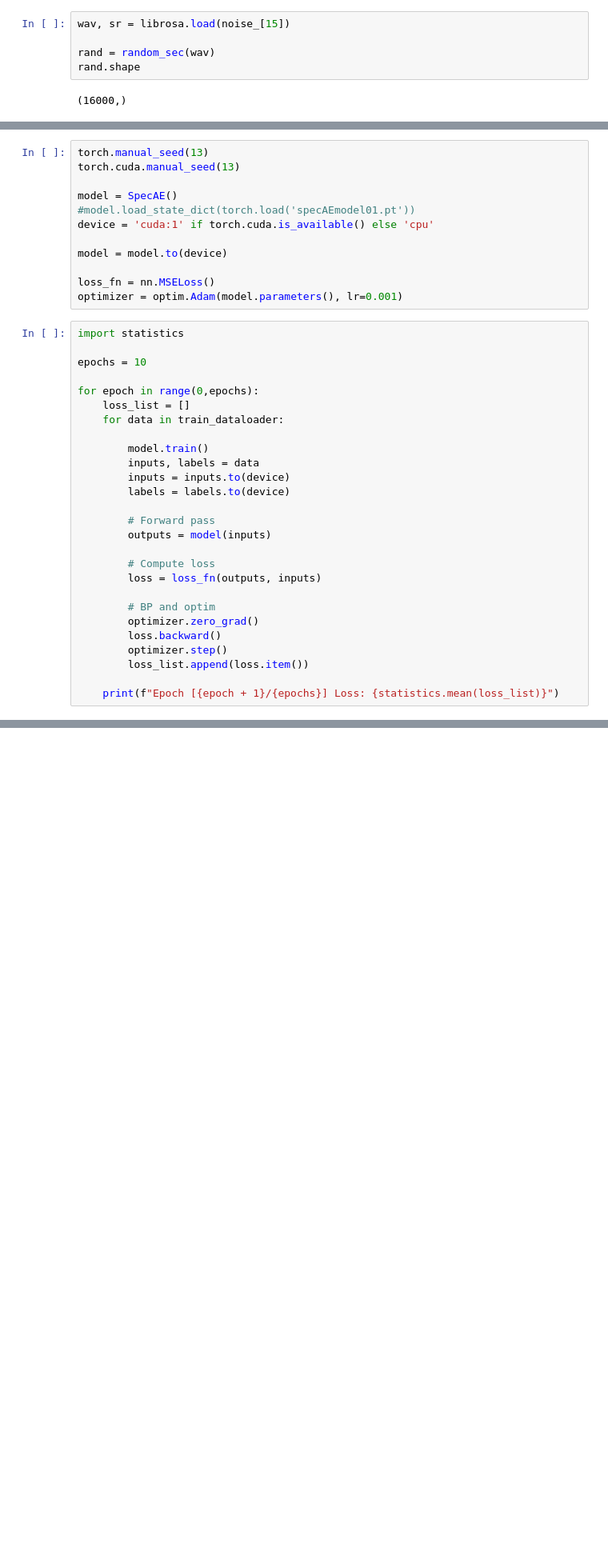
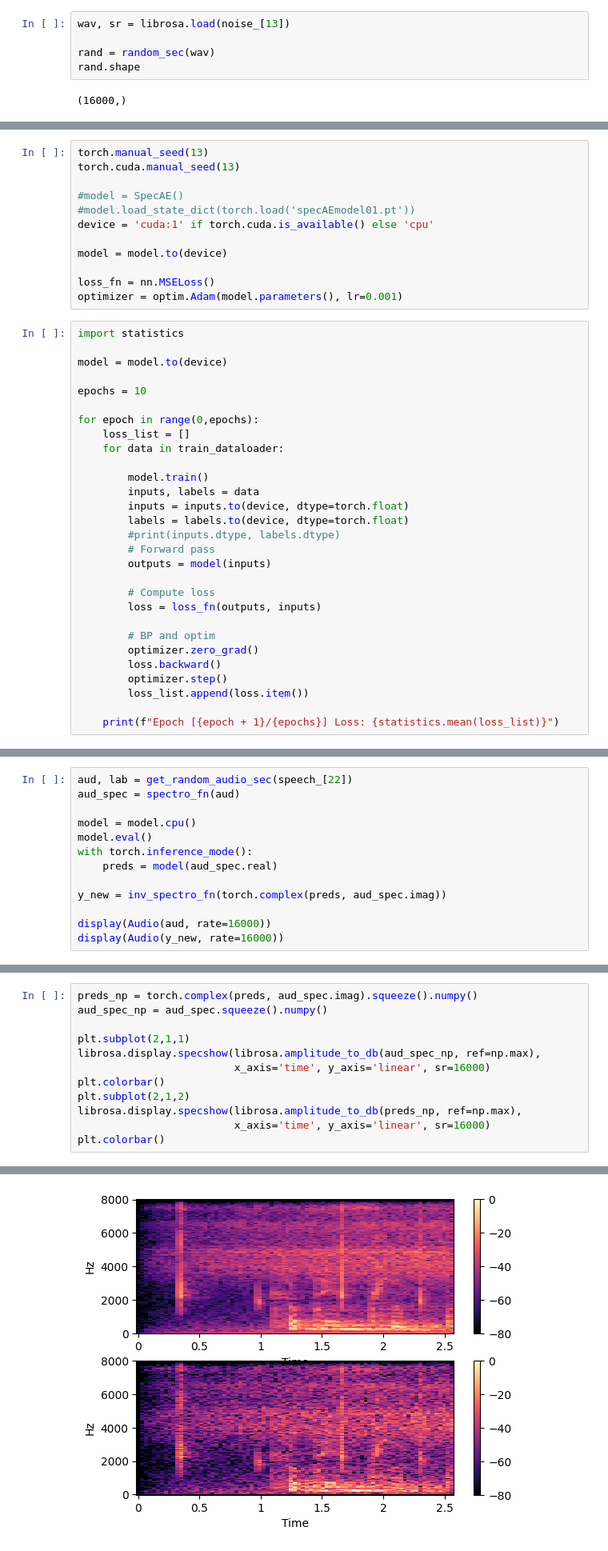
Before and after one commit to darshitttt/speechRemoval, a Jupyter notebook: voxCeleb.ipynb, the cells around one changed output, grey strips where cells are left out. Shown at 80% size. Drawn from its saved outputs; the diff is of its cells as text; blank space fills up the shorter version.

```diff
--- a/voxCeleb.ipynb
+++ b/voxCeleb.ipynb
@@ -129,7 +131,7 @@ def random_sec(audio):
         rand_sec = audio[0:SAMPLE_RATE]
     return rand_sec
 # %%
-wav, sr = librosa.load(noise_[15])
+wav, sr = librosa.load(noise_[13])
 
 rand = random_sec(wav)
 rand.shape
@@ -237,7 +261,7 @@ class SpecAE(nn.Module):
 torch.manual_seed(13)
 torch.cuda.manual_seed(13)
 
-model = SpecAE()
+#model = SpecAE()
 #model.load_state_dict(torch.load('specAEmodel01.pt'))
 device = 'cuda:1' if torch.cuda.is_available() else 'cpu'
 
@@ -247,6 +271,8 @@ loss_fn = nn.MSELoss()
 optimizer = optim.Adam(model.parameters(), lr=0.001)
 # %%
 import statistics
+
+model = model.to(device)
 
 epochs = 10
 
@@ -256,9 +282,9 @@ for epoch in range(0,epochs):
 
         model.train()
         inputs, labels = data
-        inputs = inputs.to(device)
-        labels = labels.to(device)
-
+        inputs = inputs.to(device, dtype=torch.float)
+        labels = labels.to(device, dtype=torch.float)
+        #print(inputs.dtype, labels.dtype)
         # Forward pass
         outputs = model(inputs)
 
@@ -276,0 +312,13 @@ RuntimeError: Input type (double) and bias type (float) should be the same
+# %%
+aud, lab = get_random_audio_sec(speech_[22])
+aud_spec = spectro_fn(aud)
+
+model = model.cpu()
+model.eval()
+with torch.inference_mode():
+    preds = model(aud_spec.real)
+
+y_new = inv_spectro_fn(torch.complex(preds, aud_spec.imag))
+
+display(Audio(aud, rate=16000))
+display(Audio(y_new, rate=16000))
@@ -276,0 +328,13 @@ RuntimeError: Input type (double) and bias type (float) should be the same
+# %%
+preds_np = torch.complex(preds, aud_spec.imag).squeeze().numpy()
+aud_spec_np = aud_spec.squeeze().numpy()
+
+plt.subplot(2,1,1)
+librosa.display.specshow(librosa.amplitude_to_db(aud_spec_np, ref=np.max),
+                         x_axis='time', y_axis='linear', sr=16000)
+plt.colorbar()
+plt.subplot(2,1,2)
+librosa.display.specshow(librosa.amplitude_to_db(preds_np, ref=np.max),
+                         x_axis='time', y_axis='linear', sr=16000)
+plt.colorbar()
+# %% [output]
@@ -276,0 +342 @@ RuntimeError: Input type (double) and bias type (float) should be the same
+[figure, added]
```
Also changed, not shown: parts of 7 cells of this notebook, 1 other file.
